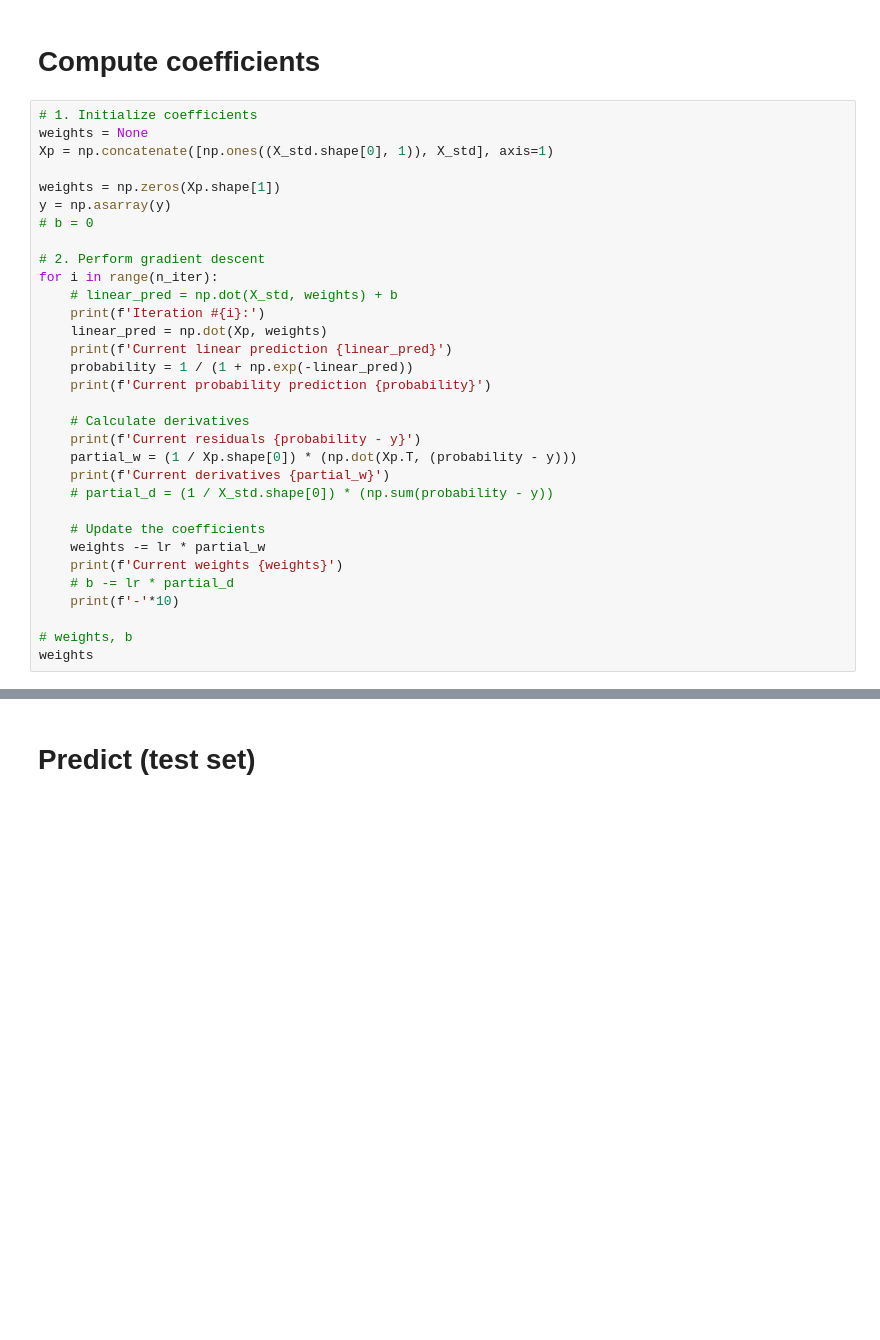
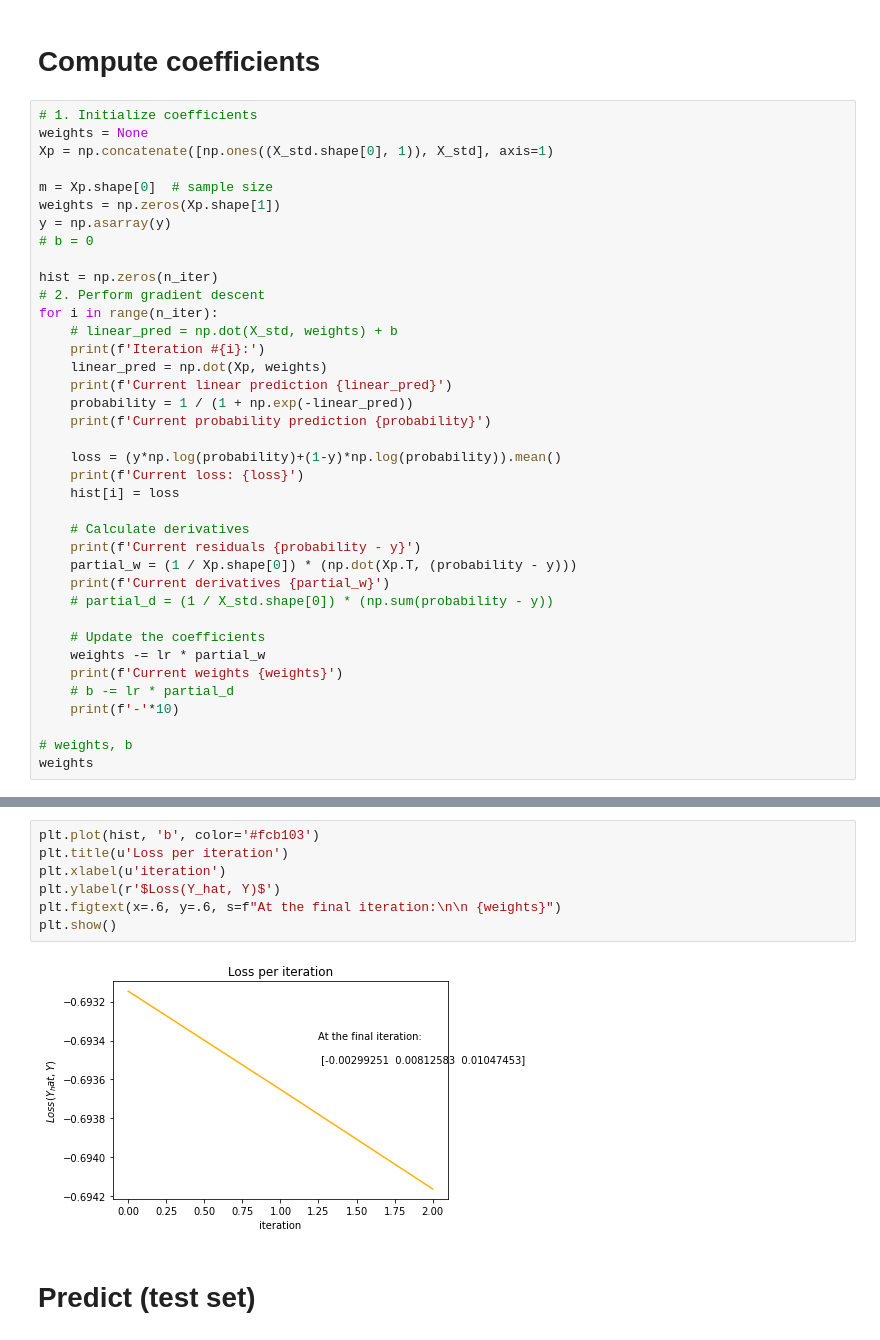
Before and after one commit to nevoit/Regression-Methods, a Jupyter notebook: code/Logistic_Regression.ipynb, the cells around one changed output, grey strips where cells are left out. Cells and saved outputs as stored; diff of their text form; blank space fills up the shorter version.

```diff
--- a/code/Logistic_Regression.ipynb
+++ b/code/Logistic_Regression.ipynb
@@ -78,10 +78,12 @@ x_2_std std = 1.00
 weights = None
 Xp = np.concatenate([np.ones((X_std.shape[0], 1)), X_std], axis=1)
 
+m = Xp.shape[0]  # sample size
 weights = np.zeros(Xp.shape[1])
 y = np.asarray(y)
 # b = 0
 
+hist = np.zeros(n_iter)
 # 2. Perform gradient descent
 for i in range(n_iter):
     # linear_pred = np.dot(X_std, weights) + b
@@ -90,6 +92,10 @@ for i in range(n_iter):
     print(f'Current linear prediction {linear_pred}')
     probability = 1 / (1 + np.exp(-linear_pred))
     print(f'Current probability prediction {probability}')
+
+    loss = (y*np.log(probability)+(1-y)*np.log(probability)).mean()
+    print(f'Current loss: {loss}')
+    hist[i] = loss
 
     # Calculate derivatives
     print(f'Current residuals {probability - y}')
@@ -127,3 +135,12 @@ array([-0.00299251,  0.00812583,  0.01047453])
+# %%
+plt.plot(hist, 'b', color='#fcb103')
+plt.title(u'Loss per iteration')
+plt.xlabel(u'iteration')
+plt.ylabel(r'$Loss(Y_hat, Y)$')
+plt.figtext(x=.6, y=.6, s=f"At the final iteration:\n\n {weights}")
+plt.show()
+# %% [output]
+[figure, added]
 # %% [markdown]
 # Predict (test set)
 # %%
```
Also changed, not shown: parts of 3 cells of this notebook.
